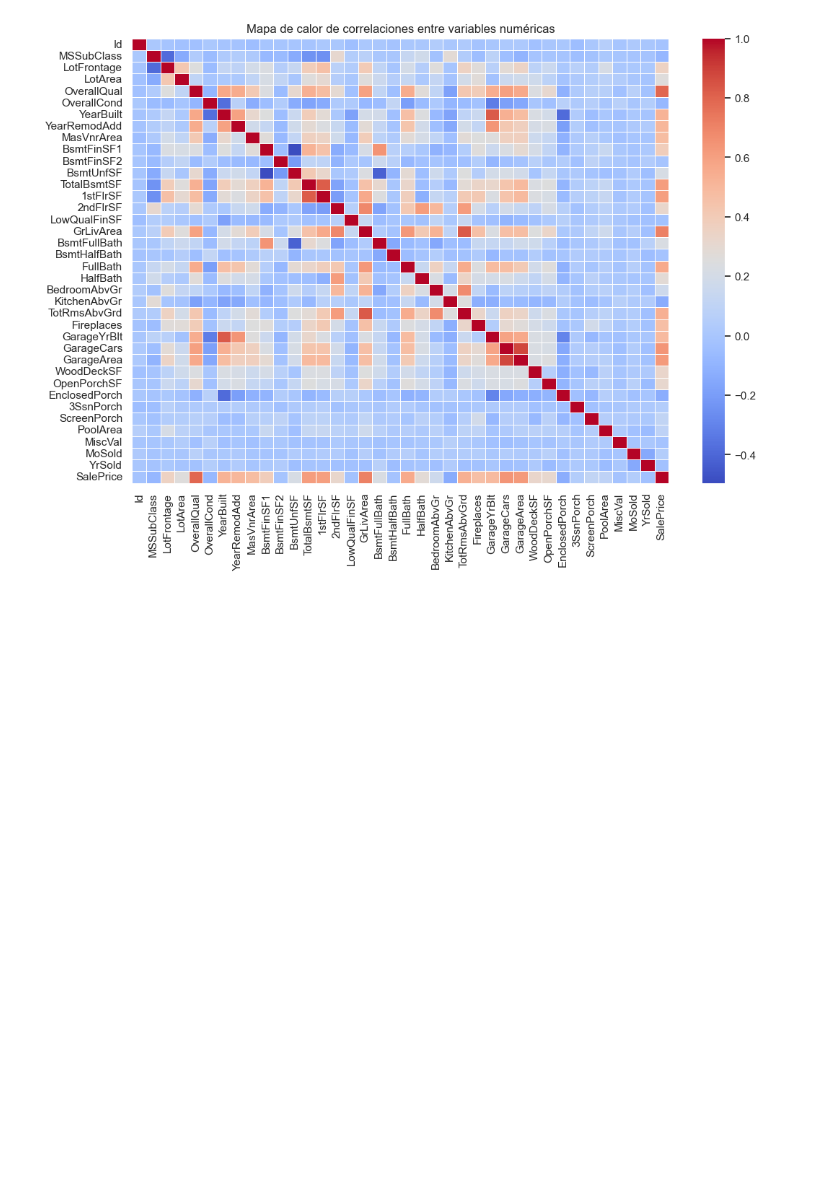
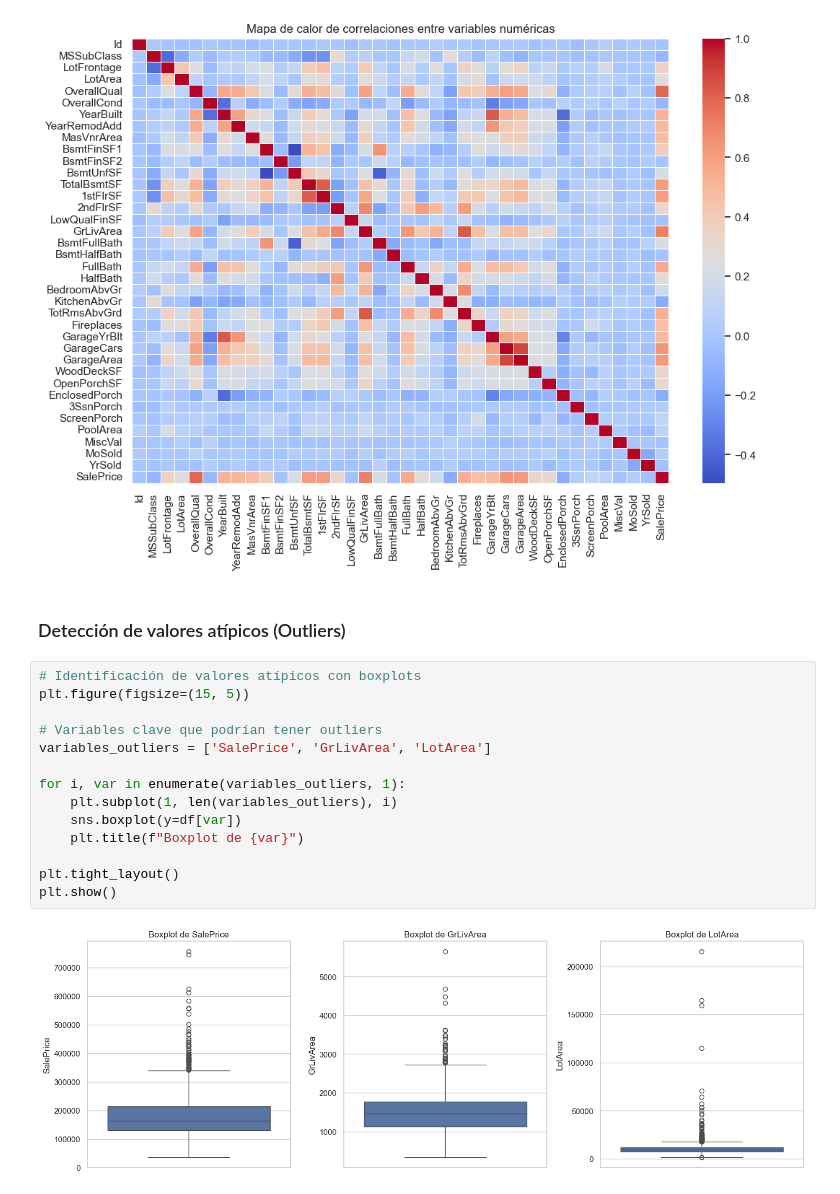
Before and after one commit to EstebanZG999/HT3Mineria, a Jupyter notebook: src/analisis_exploratorio.ipynb, the cells around one changed output. Saved outputs shown, nothing was run; the diff lists cells and outputs as text; blank space fills up the shorter version.

```diff
--- a/src/analisis_exploratorio.ipynb
+++ b/src/analisis_exploratorio.ipynb
@@ -125,3 +125,21 @@ plt.title("Mapa de calor de correlaciones entre variables numéricas")
 plt.show()
 # %% [output]
 [figure]
+# %% [markdown]
+### Detección de valores atípicos (Outliers)
+# %%
+# Identificación de valores atípicos con boxplots
+plt.figure(figsize=(15, 5))
+
+# Variables clave que podrían tener outliers
+variables_outliers = ['SalePrice', 'GrLivArea', 'LotArea']
+
+for i, var in enumerate(variables_outliers, 1):
+    plt.subplot(1, len(variables_outliers), i)
+    sns.boxplot(y=df[var])
+    plt.title(f"Boxplot de {var}")
+
+plt.tight_layout()
+plt.show()
+# %% [output]
+[figure, added]
```
Also changed, not shown: parts of 10 cells of this notebook.
